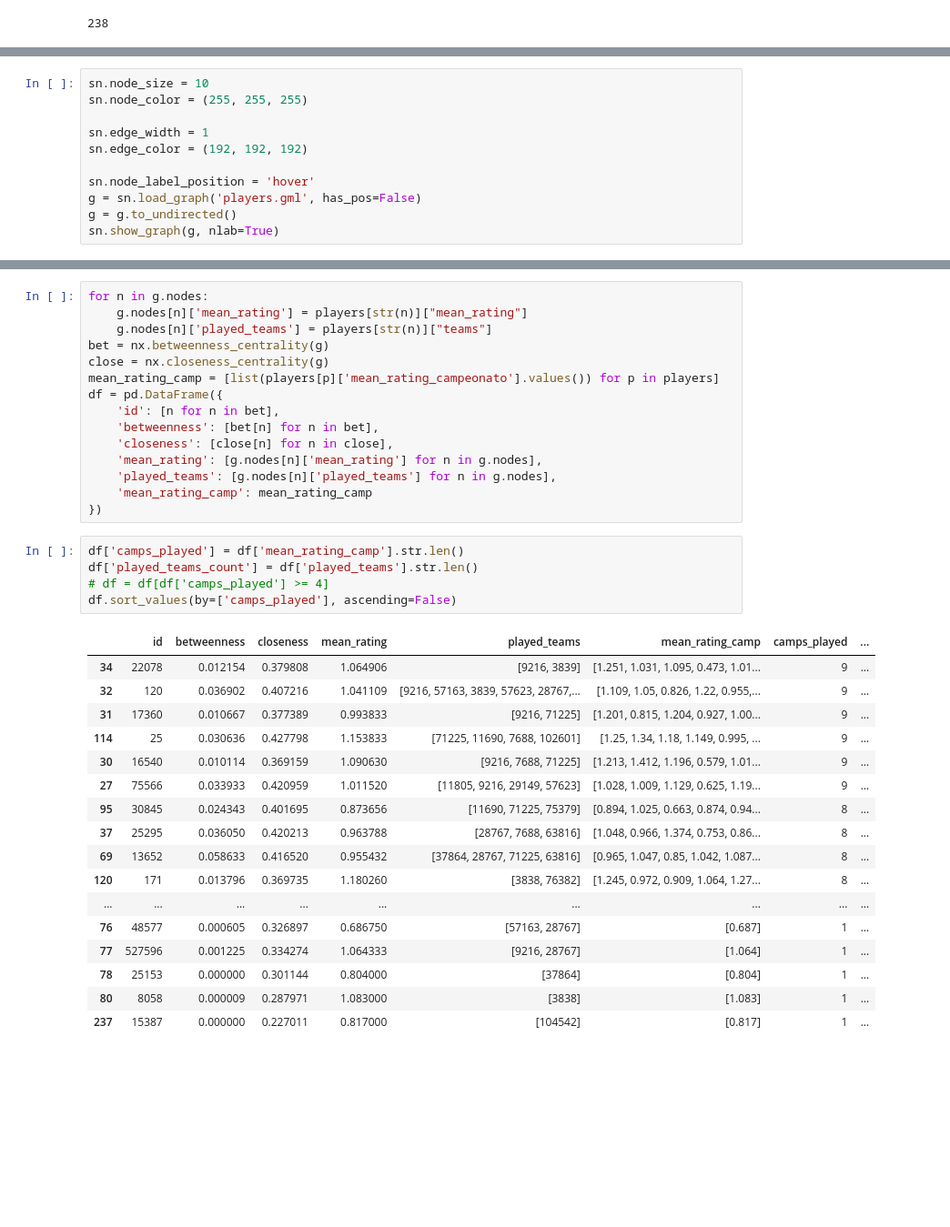
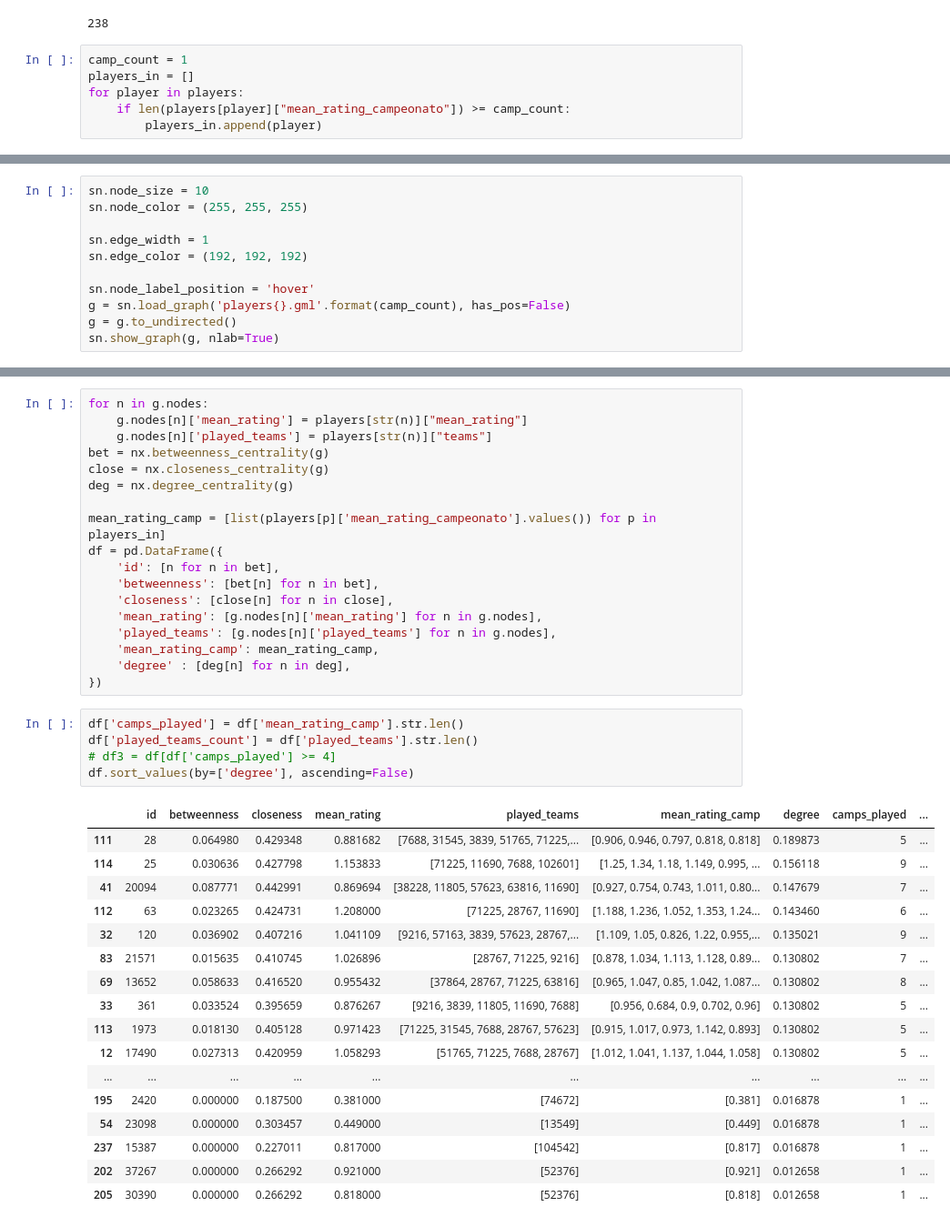
Before and after one commit to filipefborba/GamersNetwork, a Jupyter notebook: GamersNetwork.ipynb, the cells around one changed output, grey strips where cells are left out. Shown at 91% size. Saved outputs shown, nothing was run; the diff lists cells and outputs as text; blank space fills up the shorter version.

```diff
--- a/GamersNetwork.ipynb
+++ b/GamersNetwork.ipynb
@@ -15,4 +15,10 @@ players = json.load(fp)
 print(len(players))
 # %% [output]
 238
+# %%
+camp_count = 1
+players_in = []
+for player in players:
+    if len(players[player]["mean_rating_campeonato"]) >= camp_count:
+        players_in.append(player)
 # %%
@@ -35,7 +48,7 @@ sn.edge_width = 1
 sn.edge_color = (192, 192, 192)
 
 sn.node_label_position = 'hover'
-g = sn.load_graph('players.gml', has_pos=False)
+g = sn.load_graph('players{}.gml'.format(camp_count), has_pos=False)
 g = g.to_undirected()
 sn.show_graph(g, nlab=True)
 # %% [output]
@@ -46,35 +59,38 @@ for n in g.nodes:
     g.nodes[n]['played_teams'] = players[str(n)]["teams"]
 bet = nx.betweenness_centrality(g)
 close = nx.closeness_centrality(g)
-mean_rating_camp = [list(players[p]['mean_rating_campeonato'].values()) for p in players]
+deg = nx.degree_centrality(g)
+
+mean_rating_camp = [list(players[p]['mean_rating_campeonato'].values()) for p in players_in]
 df = pd.DataFrame({
     'id': [n for n in bet],
     'betweenness': [bet[n] for n in bet],
     'closeness': [close[n] for n in close],
     'mean_rating': [g.nodes[n]['mean_rating'] for n in g.nodes],
     'played_teams': [g.nodes[n]['played_teams'] for n in g.nodes],
-    'mean_rating_camp': mean_rating_camp
+    'mean_rating_camp': mean_rating_camp,
+    'degree' : [deg[n] for n in deg],
 })
 # %%
 df['camps_played'] = df['mean_rating_camp'].str.len()
 df['played_teams_count'] = df['played_teams'].str.len()
-# df = df[df['camps_played'] >= 4]
-df.sort_values(by=['camps_played'], ascending=False)
+# df3 = df[df['camps_played'] >= 4]
+df.sort_values(by=['degree'], ascending=False)
 # %% [output]
-|  | id | betweenness | closeness | mean_rating | played_teams | mean_rating_camp | camps_played | ... |
-| 34 | 22078 | 0.012154 | 0.379808 | 1.064906 | [9216, 3839] | [1.251, 1.031, 1.095, 0.473, 1.01... | 9 | ... |
-| 32 | 120 | 0.036902 | 0.407216 | 1.041109 | [9216, 57163, 3839, 57623, 28767,... | [1.109, 1.05, 0.826, 1.22, 0.955,... | 9 | ... |
-| 31 | 17360 | 0.010667 | 0.377389 | 0.993833 | [9216, 71225] | [1.201, 0.815, 1.204, 0.927, 1.00... | 9 | ... |
-| 114 | 25 | 0.030636 | 0.427798 | 1.153833 | [71225, 11690, 7688, 102601] | [1.25, 1.34, 1.18, 1.149, 0.995, ... | 9 | ... |
-| 30 | 16540 | 0.010114 | 0.369159 | 1.090630 | [9216, 7688, 71225] | [1.213, 1.412, 1.196, 0.579, 1.01... | 9 | ... |
-| 27 | 75566 | 0.033933 | 0.420959 | 1.011520 | [11805, 9216, 29149, 57623] | [1.028, 1.009, 1.129, 0.625, 1.19... | 9 | ... |
-| 95 | 30845 | 0.024343 | 0.401695 | 0.873656 | [11690, 71225, 75379] | [0.894, 1.025, 0.663, 0.874, 0.94... | 8 | ... |
-| 37 | 25295 | 0.036050 | 0.420213 | 0.963788 | [28767, 7688, 63816] | [1.048, 0.966, 1.374, 0.753, 0.86... | 8 | ... |
-| 69 | 13652 | 0.058633 | 0.416520 | 0.955432 | [37864, 28767, 71225, 63816] | [0.965, 1.047, 0.85, 1.042, 1.087... | 8 | ... |
-| 120 | 171 | 0.013796 | 0.369735 | 1.180260 | [3838, 76382] | [1.245, 0.972, 0.909, 1.064, 1.27... | 8 | ... |
-| ... | ... | ... | ... | ... | ... | ... | ... | ... |
-| 76 | 48577 | 0.000605 | 0.326897 | 0.686750 | [57163, 28767] | [0.687] | 1 | ... |
-| 77 | 527596 | 0.001225 | 0.334274 | 1.064333 | [9216, 28767] | [1.064] | 1 | ... |
-| 78 | 25153 | 0.000000 | 0.301144 | 0.804000 | [37864] | [0.804] | 1 | ... |
-| 80 | 8058 | 0.000009 | 0.287971 | 1.083000 | [3838] | [1.083] | 1 | ... |
-| 237 | 15387 | 0.000000 | 0.227011 | 0.817000 | [104542] | [0.817] | 1 | ... |
+|  | id | betweenness | closeness | mean_rating | played_teams | mean_rating_camp | degree | camps_played | ... |
+| 111 | 28 | 0.064980 | 0.429348 | 0.881682 | [7688, 31545, 3839, 51765, 71225,... | [0.906, 0.946, 0.797, 0.818, 0.818] | 0.189873 | 5 | ... |
+| 114 | 25 | 0.030636 | 0.427798 | 1.153833 | [71225, 11690, 7688, 102601] | [1.25, 1.34, 1.18, 1.149, 0.995, ... | 0.156118 | 9 | ... |
+| 41 | 20094 | 0.087771 | 0.442991 | 0.869694 | [38228, 11805, 57623, 63816, 11690] | [0.927, 0.754, 0.743, 1.011, 0.80... | 0.147679 | 7 | ... |
+| 112 | 63 | 0.023265 | 0.424731 | 1.208000 | [71225, 28767, 11690] | [1.188, 1.236, 1.052, 1.353, 1.24... | 0.143460 | 6 | ... |
+| 32 | 120 | 0.036902 | 0.407216 | 1.041109 | [9216, 57163, 3839, 57623, 28767,... | [1.109, 1.05, 0.826, 1.22, 0.955,... | 0.135021 | 9 | ... |
+| 83 | 21571 | 0.015635 | 0.410745 | 1.026896 | [28767, 71225, 9216] | [0.878, 1.034, 1.113, 1.128, 0.89... | 0.130802 | 7 | ... |
+| 69 | 13652 | 0.058633 | 0.416520 | 0.955432 | [37864, 28767, 71225, 63816] | [0.965, 1.047, 0.85, 1.042, 1.087... | 0.130802 | 8 | ... |
+| 33 | 361 | 0.033524 | 0.395659 | 0.876267 | [9216, 3839, 11805, 11690, 7688] | [0.956, 0.684, 0.9, 0.702, 0.96] | 0.130802 | 5 | ... |
+| 113 | 1973 | 0.018130 | 0.405128 | 0.971423 | [71225, 31545, 7688, 28767, 57623] | [0.915, 1.017, 0.973, 1.142, 0.893] | 0.130802 | 5 | ... |
+| 12 | 17490 | 0.027313 | 0.420959 | 1.058293 | [51765, 71225, 7688, 28767] | [1.012, 1.041, 1.137, 1.044, 1.058] | 0.130802 | 5 | ... |
+| ... | ... | ... | ... | ... | ... | ... | ... | ... | ... |
+| 195 | 2420 | 0.000000 | 0.187500 | 0.381000 | [74672] | [0.381] | 0.016878 | 1 | ... |
+| 54 | 23098 | 0.000000 | 0.303457 | 0.449000 | [13549] | [0.449] | 0.016878 | 1 | ... |
+| 237 | 15387 | 0.000000 | 0.227011 | 0.817000 | [104542] | [0.817] | 0.016878 | 1 | ... |
+| 202 | 37267 | 0.000000 | 0.266292 | 0.921000 | [52376] | [0.921] | 0.012658 | 1 | ... |
+| 205 | 30390 | 0.000000 | 0.266292 | 0.818000 | [52376] | [0.818] | 0.012658 | 1 | ... |
```
Also changed, not shown: parts of 15 cells of this notebook, 1 other file.
